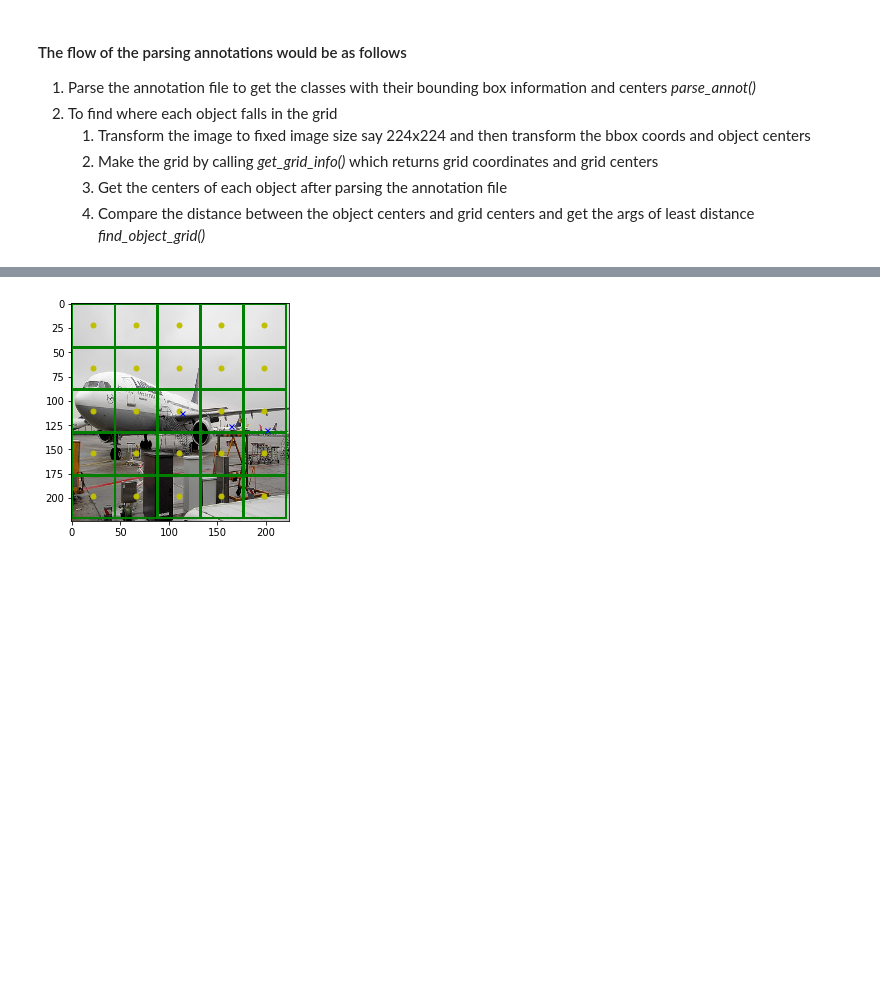
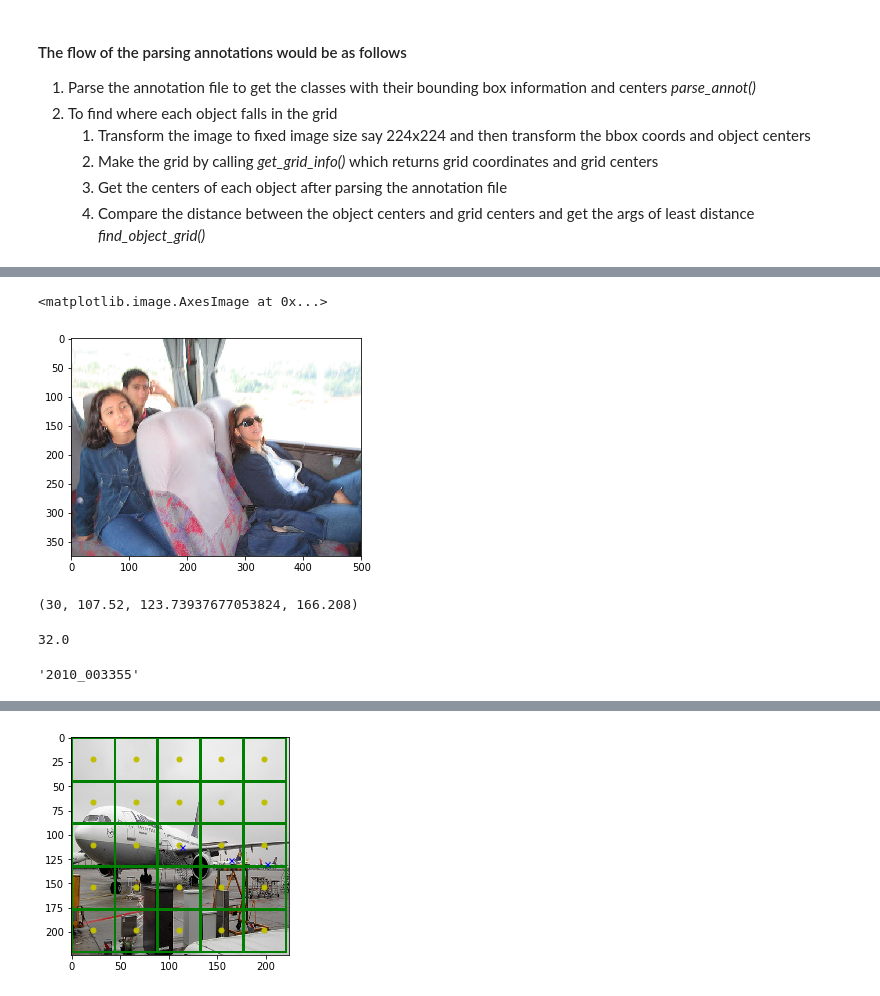
Before and after one commit to SaikiranKannaiah436/iseeyou, a Jupyter notebook: data_gen_utils.ipynb, the cells around one changed output, grey strips where cells are left out. Drawn from its saved outputs; the diff is of its cells as text; code cells hidden in the pictures; blank space fills up the shorter version.

```diff
--- a/data_gen_utils.ipynb
+++ b/data_gen_utils.ipynb
@@ -206,0 +319,7 @@ for x_train, y_train in training_generator:
+# %%
+im = imread('../VOCdevkit/images/2010_003355.jpg')
+h,w, c = im.shape
+plt.imshow(im)
+# %% [output]
+<matplotlib.image.AxesImage at 0x...>
+[figure, added]
@@ -206,0 +329,12 @@ for x_train, y_train in training_generator:
+# %%
+bbox[0] * 224 // w, bbox[1] * 224 / h, bbox[2] * 224 / w, bbox[3] * 224 / h
+# %% [output]
+(30, 107.52, 123.73937677053824, 166.208)
+# %%
+224 /
+# %% [output]
+32.0
+# %%
+partition['train'][65]
+# %% [output]
+'2010_003355'
```
Also changed, not shown: parts of 54 cells of this notebook, 1 other file.
